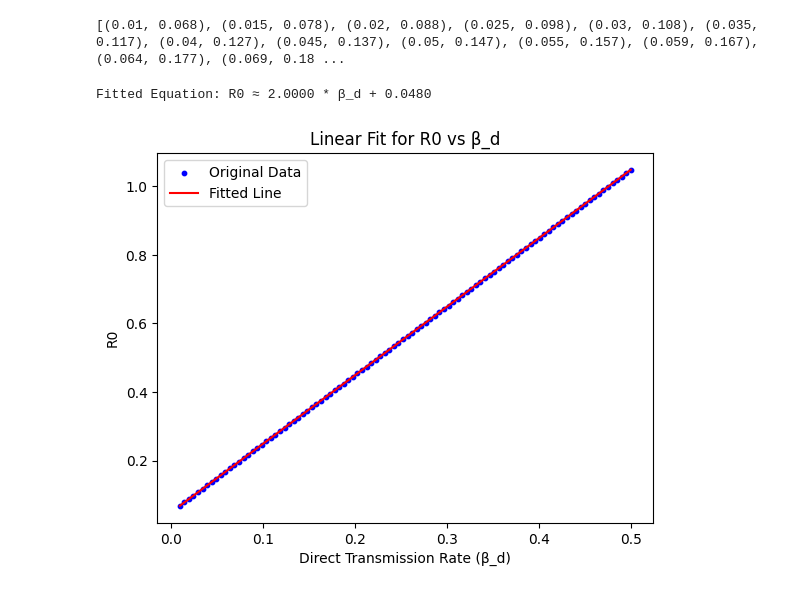
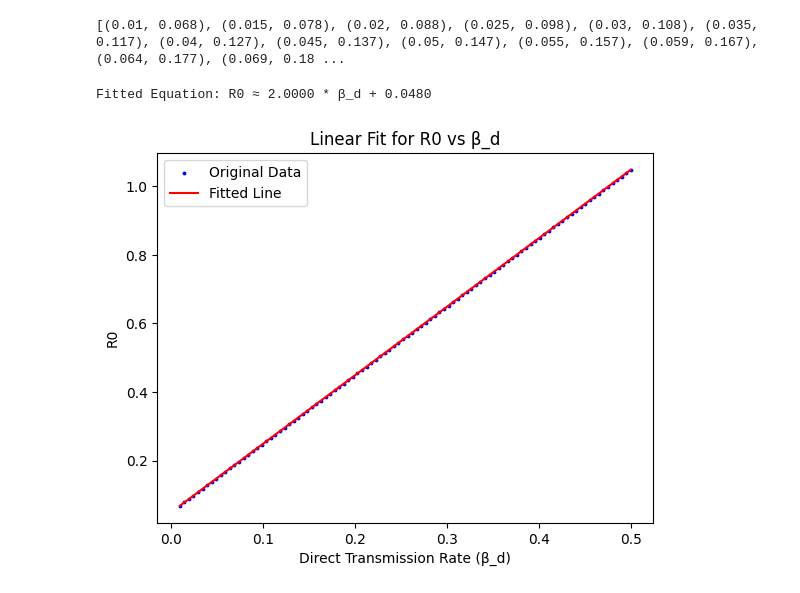
Before and after one commit to nazabu/WNS-Mathematical-Simulation, a Jupyter notebook: src/R0 vs Parameter/R0_Beta_d.ipynb, the cells around one changed output. Drawn from its saved outputs; the diff is of its cells as text; code cells hidden in the pictures.

```diff
--- a/src/R0 vs Parameter/R0_Beta_d.ipynb
+++ b/src/R0 vs Parameter/R0_Beta_d.ipynb
@@ -36,32 +36,32 @@ print([tuple((round(float(beta_d), 3), round(float(R0), 3))) for beta_d, R0 in z
 import numpy as np
 import matplotlib.pyplot as plt
 
 # Fixed parameters
 gamma = 0.5
 alpha = 0.04
 mu = 0.05
 beta_i = 0.03
 
 # Varying parameter
 beta_d_range = np.linspace(0.01, 0.5, 100)
 
 # Compute R0 values
 R0_values = [(beta_d / gamma) + (beta_i / gamma) * (alpha / mu) for beta_d in beta_d_range]
 
 # Fit a linear model (degree = 1)
 m, b = np.polyfit(beta_d_range, R0_values, 1)
 
 # Print the best-fit equation
 print(f"Fitted Equation: R0 ≈ {m:.4f} * β_d + {b:.4f}")
 
 # Plot the original data and the fitted line
-plt.scatter(beta_d_range, R0_values, label="Original Data", color="blue", s=10)
+plt.scatter(beta_d_range, R0_values, label="Original Data", color="blue", s=3)
 plt.plot(beta_d_range, m * beta_d_range + b, label="Fitted Line", color="red")
 plt.xlabel("Direct Transmission Rate (β_d)")
 plt.ylabel("R0")
 plt.legend()
 plt.title("Linear Fit for R0 vs β_d")
 plt.show()
 # %% [output]
 Fitted Equation: R0 ≈ 2.0000 * β_d + 0.0480
-[figure, old version]
+[figure, new version]
```
